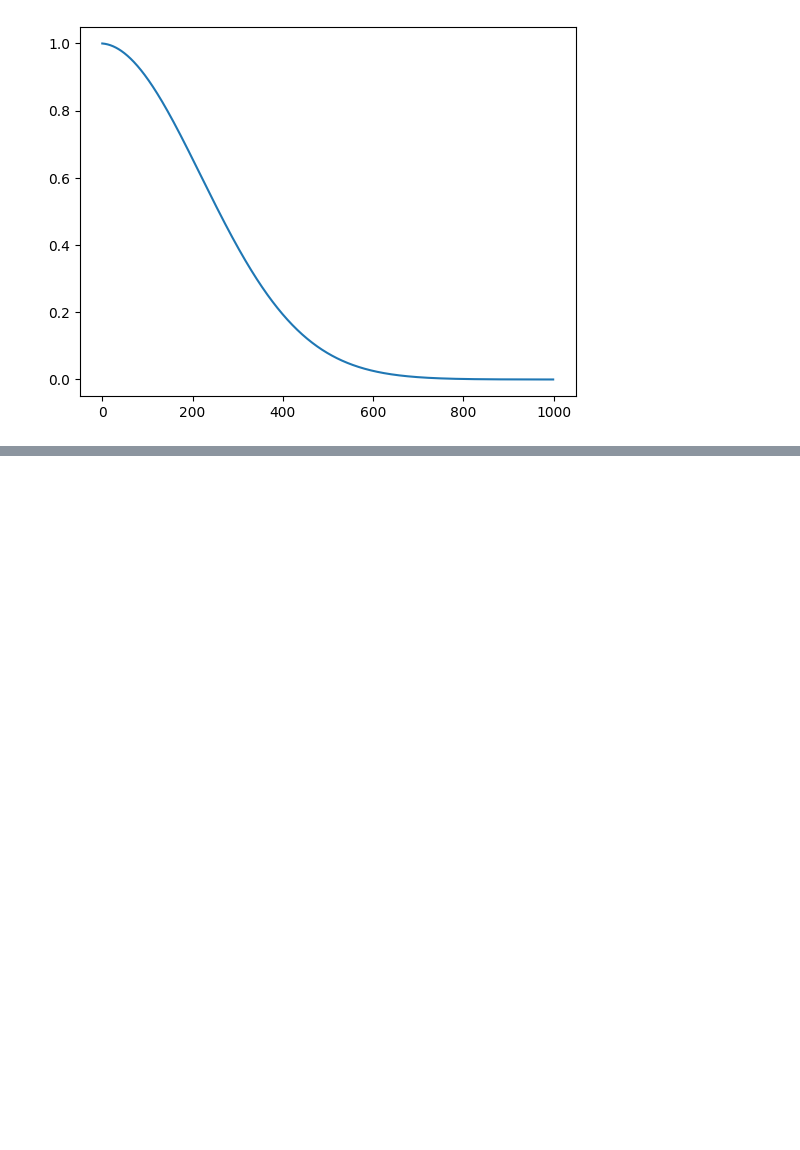
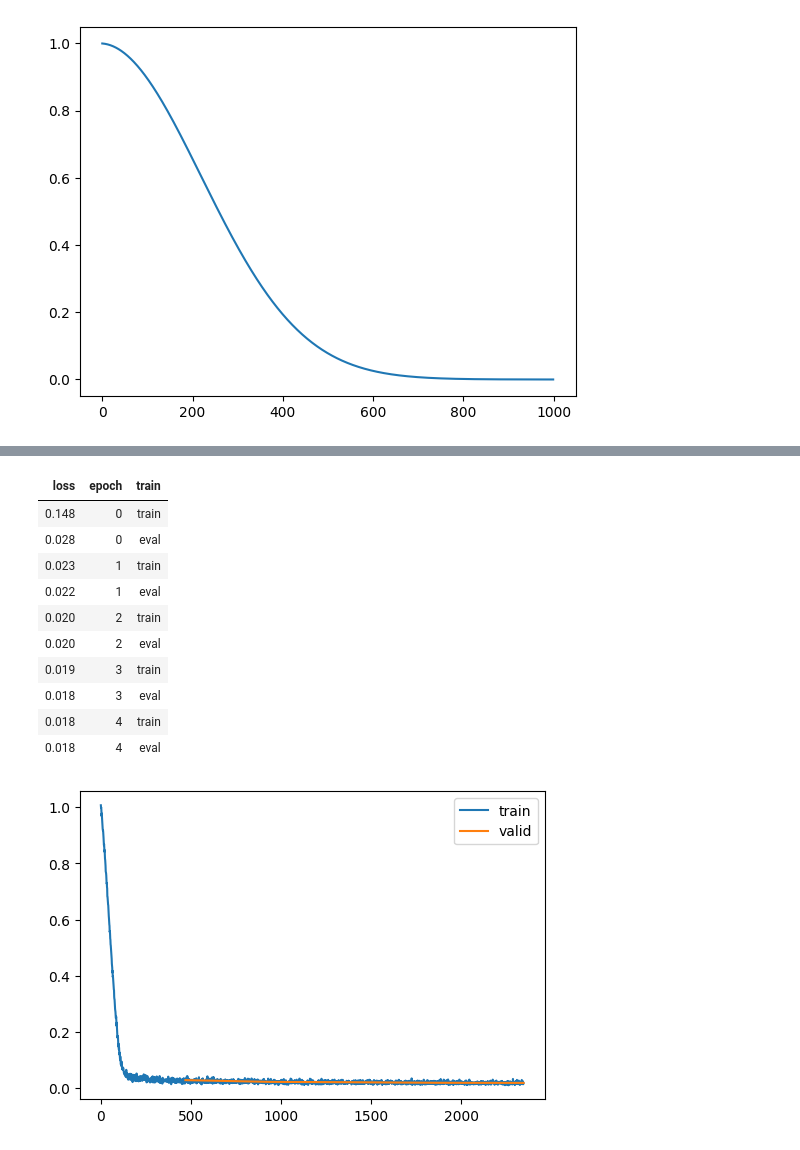
Before and after one commit to satani99/fastai_22_2, a Jupyter notebook: DDPM_v2.ipynb, the cells around one changed output, grey strips where cells are left out. Cells and saved outputs as stored; diff of their text form; code cells hidden in the pictures; blank space fills up the shorter version.

```diff
--- a/DDPM_v2.ipynb
+++ b/DDPM_v2.ipynb
@@ -120,0 +166,9 @@ show_images(xt, imsize=1.5, titles=titles)
+# %%
+lr = 5e-3
+epochs = 5
+
+tmax = epochs * len(dls.train)
+sched = partial(lr_scheduler.OneCycleLR, max_lr=lr, total_steps=tmax)
+cbs = [ddpm_cb, DeviceCB(), ProgressCB(plot=True), MetricsCB(), BatchSchedCB(sched)]
+# %%
+model = UNet(in_channels=1, out_channels=1, block_out_channels=(16,32,64,128), norm_num_groups=8)
@@ -120,0 +188,19 @@ show_images(xt, imsize=1.5, titles=titles)
+# %%
+opt_func = partial(optim.Adam, eps=1e-5)
+# %%
+learn = TrainLearner(model, dls, nn.MSELoss(), lr=lr, cbs=cbs, opt_func=opt_func)
+# %%
+learn.fit(epochs)
+# %% [output]
+| loss | epoch | train |
+| 0.148 | 0 | train |
+| 0.028 | 0 | eval |
+| 0.023 | 1 | train |
+| 0.022 | 1 | eval |
+| 0.020 | 2 | train |
+| 0.020 | 2 | eval |
+| 0.019 | 3 | train |
+| 0.018 | 3 | eval |
+| 0.018 | 4 | train |
+| 0.018 | 4 | eval |
+[figure, added]
```
Also changed, not shown: parts of 12 cells of this notebook.
